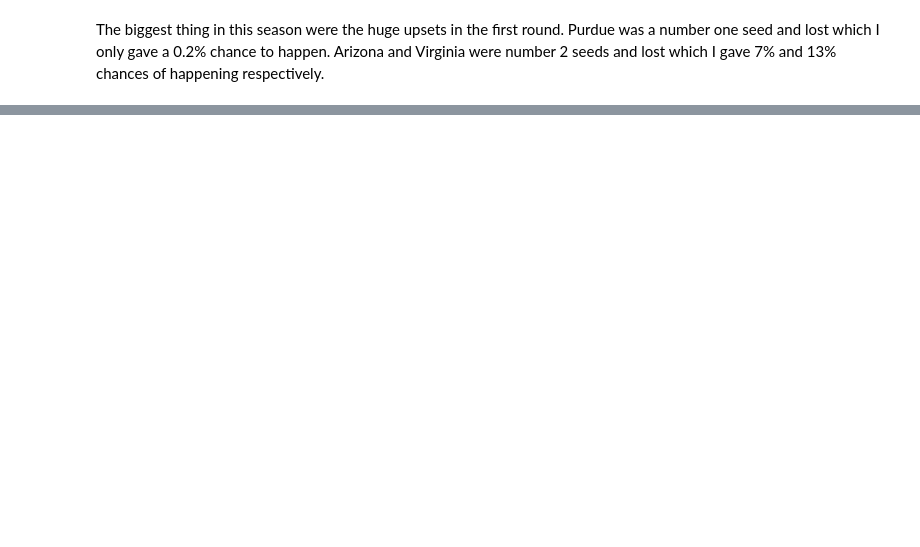
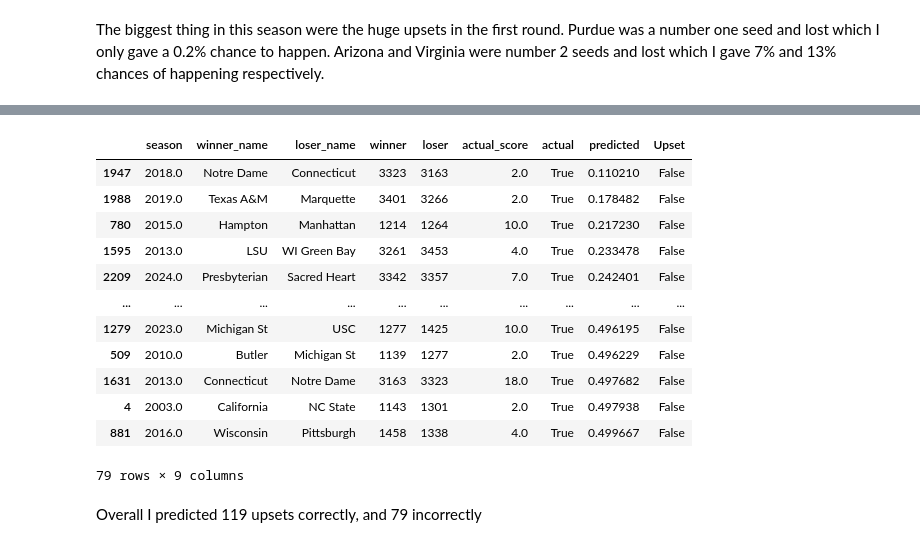
Before and after one commit to nwbvt/marchmadness2025, a Jupyter notebook: MarchMadness.ipynb, the cells around one changed output, grey strips where cells are left out. Drawn from its saved outputs; the diff is of its cells as text; code cells hidden in the pictures; blank space fills up the shorter version.

```diff
--- a/MarchMadness.ipynb
+++ b/MarchMadness.ipynb
@@ -480,0 +554,18 @@ The biggest thing in this season were the huge upsets in the first round. Purdue
+# %%
+tourney_df[~tourney_df.Upset & (tourney_df.predicted < 0.5)].sort_values('predicted')
+# %% [output]
+|  | season | winner_name | loser_name | winner | loser | actual_score | actual | predicted | Upset |
+| 1947 | 2018.0 | Notre Dame | Connecticut | 3323 | 3163 | 2.0 | True | 0.110210 | False |
+| 1988 | 2019.0 | Texas A&M | Marquette | 3401 | 3266 | 2.0 | True | 0.178482 | False |
+| 780 | 2015.0 | Hampton | Manhattan | 1214 | 1264 | 10.0 | True | 0.217230 | False |
+| 1595 | 2013.0 | LSU | WI Green Bay | 3261 | 3453 | 4.0 | True | 0.233478 | False |
+| 2209 | 2024.0 | Presbyterian | Sacred Heart | 3342 | 3357 | 7.0 | True | 0.242401 | False |
+| ... | ... | ... | ... | ... | ... | ... | ... | ... | ... |
+| 1279 | 2023.0 | Michigan St | USC | 1277 | 1425 | 10.0 | True | 0.496195 | False |
+| 509 | 2010.0 | Butler | Michigan St | 1139 | 1277 | 2.0 | True | 0.496229 | False |
+| 1631 | 2013.0 | Connecticut | Notre Dame | 3163 | 3323 | 18.0 | True | 0.497682 | False |
+| 4 | 2003.0 | California | NC State | 1143 | 1301 | 2.0 | True | 0.497938 | False |
+| 881 | 2016.0 | Wisconsin | Pittsburgh | 1458 | 1338 | 4.0 | True | 0.499667 | False |
+79 rows × 9 columns
+# %% [markdown]
+Overall I predicted 119 upsets correctly, and 79 incorrectly
```
Also changed, not shown: parts of 29 cells of this notebook.
